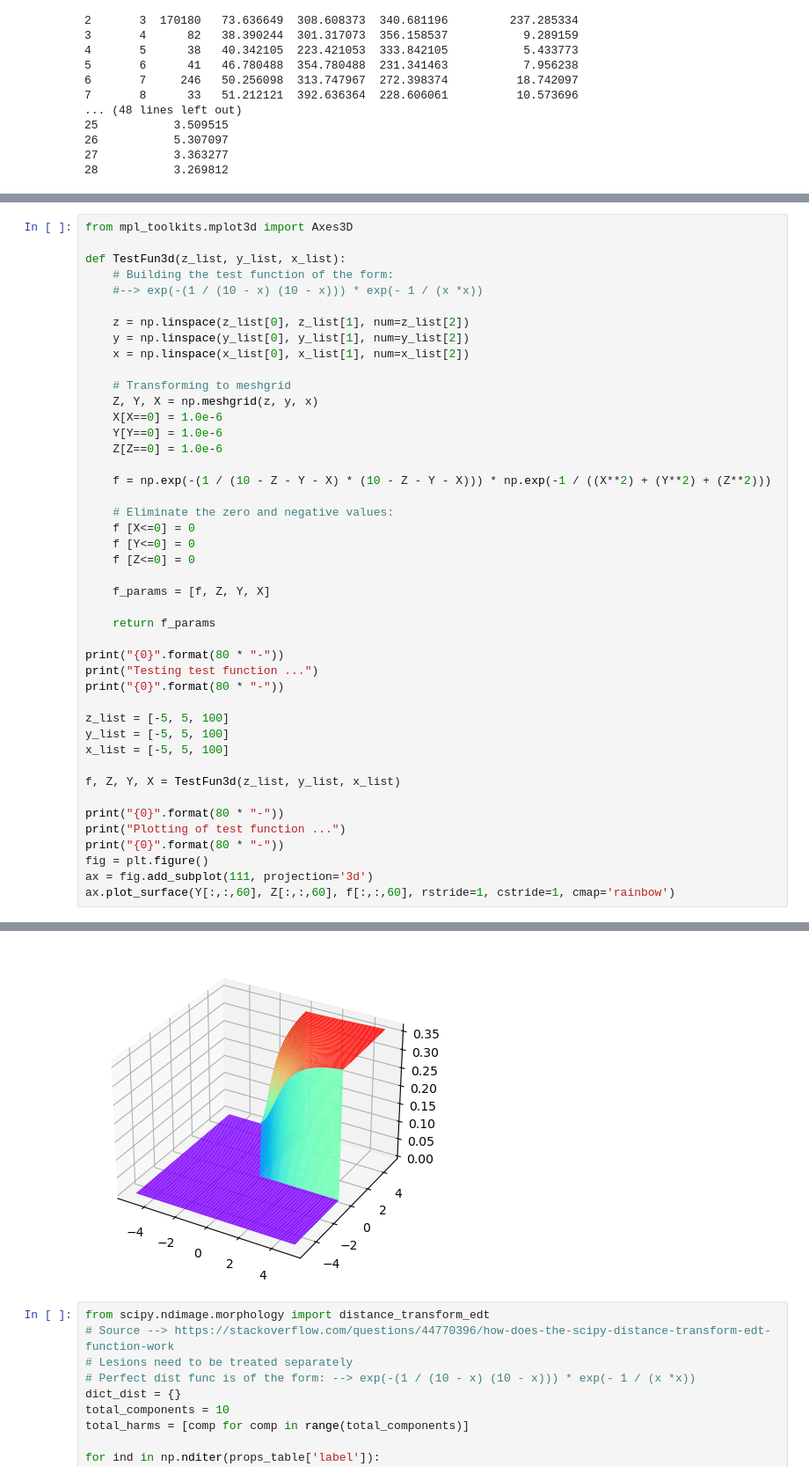
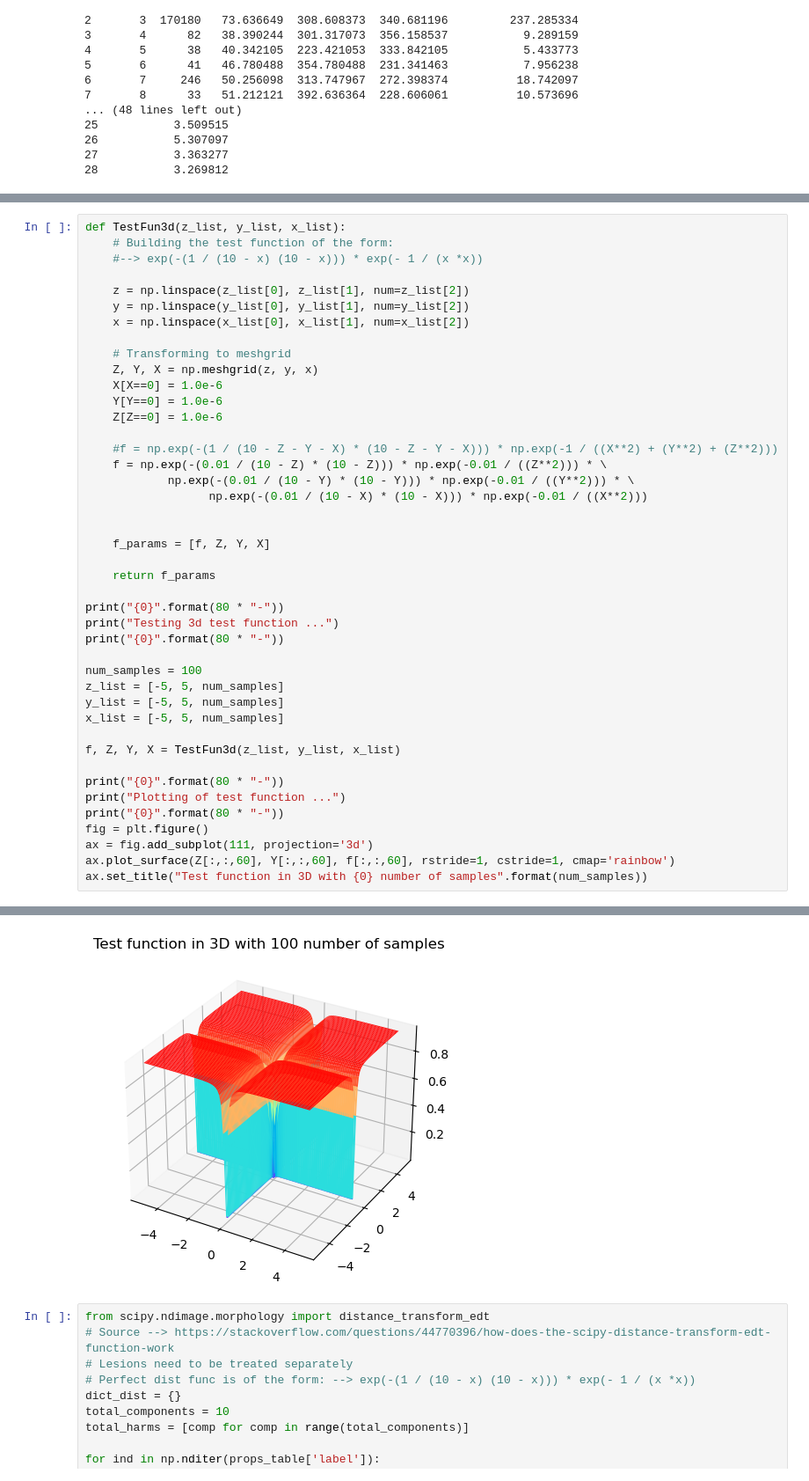
Before and after one commit to ktagen-sudo/amfm_based_distance, a Jupyter notebook: distance_design/Dist_func_test_func.ipynb, the cells around one changed output, grey strips where cells are left out. Shown at 88% size. Drawn from its saved outputs; the diff is of its cells as text.

Commit message:
added 3d test function

```diff
--- a/distance_design/Dist_func_test_func.ipynb
+++ b/distance_design/Dist_func_test_func.ipynb
@@ -159,6 +212,4 @@ Printing corresponding properties for that lesion
 # %%
-from mpl_toolkits.mplot3d import Axes3D
-
 def TestFun3d(z_list, y_list, x_list):
     # Building the test function of the form:
     #--> exp(-(1 / (10 - x) (10 - x))) * exp(- 1 / (x *x))
@@ -173,24 +224,24 @@ def TestFun3d(z_list, y_list, x_list):
     Y[Y==0] = 1.0e-6
     Z[Z==0] = 1.0e-6
 
-    f = np.exp(-(1 / (10 - Z - Y - X) * (10 - Z - Y - X))) * np.exp(-1 / ((X**2) + (Y**2) + (Z**2)))
+    #f = np.exp(-(1 / (10 - Z - Y - X) * (10 - Z - Y - X))) * np.exp(-1 / ((X**2) + (Y**2) + (Z**2)))
+    f = np.exp(-(0.01 / (10 - Z) * (10 - Z))) * np.exp(-0.01 / ((Z**2))) * \
+            np.exp(-(0.01 / (10 - Y) * (10 - Y))) * np.exp(-0.01 / ((Y**2))) * \
+                  np.exp(-(0.01 / (10 - X) * (10 - X))) * np.exp(-0.01 / ((X**2)))
 
-    # Eliminate the zero and negative values:
-    f [X<=0] = 0
-    f [Y<=0] = 0
-    f [Z<=0] = 0
 
     f_params = [f, Z, Y, X]
 
     return f_params
 
 print("{0}".format(80 * "-"))
-print("Testing test function ...")
+print("Testing 3d test function ...")
 print("{0}".format(80 * "-"))
 
-z_list = [-5, 5, 100]
-y_list = [-5, 5, 100]
-x_list = [-5, 5, 100]
+num_samples = 100
+z_list = [-5, 5, num_samples]
+y_list = [-5, 5, num_samples]
+x_list = [-5, 5, num_samples]
 
 f, Z, Y, X = TestFun3d(z_list, y_list, x_list)
 
@@ -199,6 +250,7 @@ print("Plotting of test function ...")
 print("{0}".format(80 * "-"))
 fig = plt.figure()
 ax = fig.add_subplot(111, projection='3d')
-ax.plot_surface(Y[:,:,60], Z[:,:,60], f[:,:,60], rstride=1, cstride=1, cmap='rainbow')
+ax.plot_surface(Z[:,:,60], Y[:,:,60], f[:,:,60], rstride=1, cstride=1, cmap='rainbow')
+ax.set_title("Test function in 3D with {0} number of samples".format(num_samples))
 # %% [output]
 --------------------------------------------------------------------------------
@@ -211,4 +263,4 @@ Plotting of test function ...
-[figure, old version]
+[figure, new version]
 # %%
 from scipy.ndimage.morphology import distance_transform_edt
 # Source --> https://stackoverflow.com/questions/44770396/how-does-the-scipy-distance-transform-edt-function-work
```
Also changed, not shown: parts of 2 cells of this notebook.
